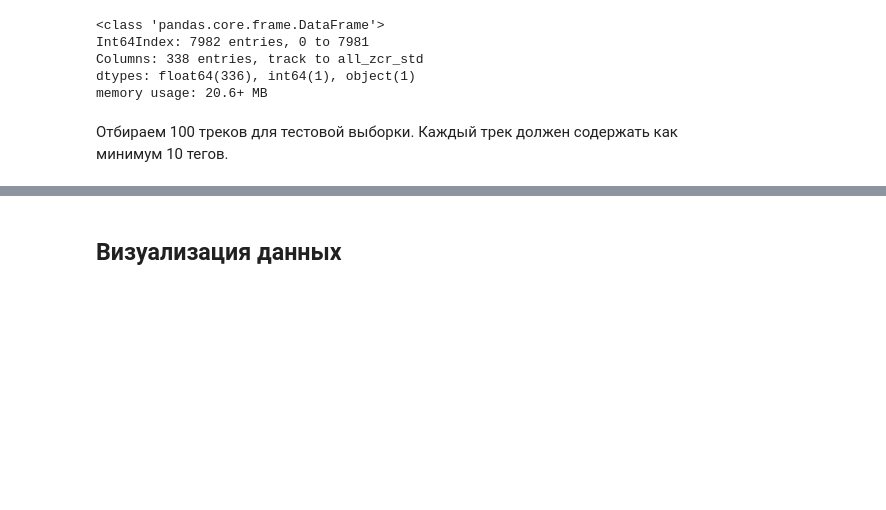
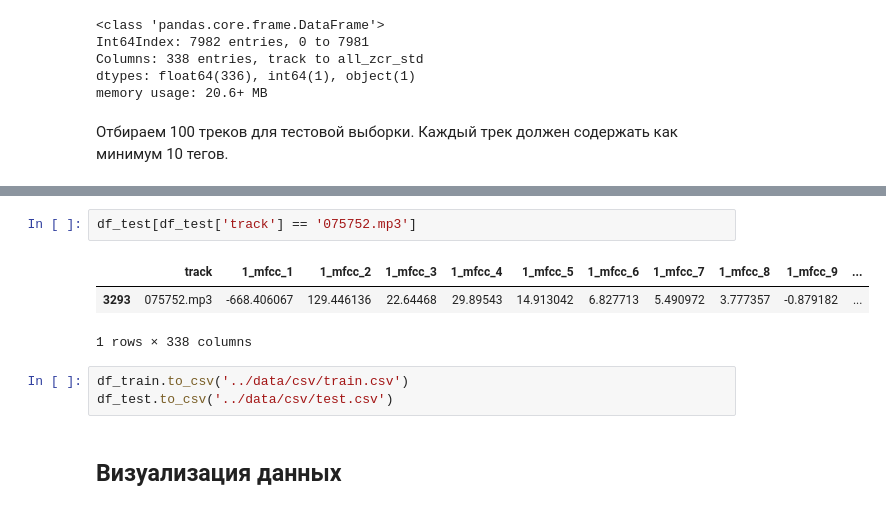
Before and after one commit to obi-1-konobe/music_similarity, a Jupyter notebook: notebooks/Baseline.ipynb, the cells around one changed output, grey strips where cells are left out. Saved outputs shown, nothing was run; the diff lists cells and outputs as text; blank space fills up the shorter version.

```diff
--- a/notebooks/Baseline.ipynb
+++ b/notebooks/Baseline.ipynb
@@ -86,3 +88,12 @@ df_train
+# %%
+df_test[df_test['track'] == '075752.mp3']
+# %% [output]
+|  | track | 1_mfcc_1 | 1_mfcc_2 | 1_mfcc_3 | 1_mfcc_4 | 1_mfcc_5 | 1_mfcc_6 | 1_mfcc_7 | 1_mfcc_8 | 1_mfcc_9 | ... |
+| 3293 | 075752.mp3 | -668.406067 | 129.446136 | 22.64468 | 29.89543 | 14.913042 | 6.827713 | 5.490972 | 3.777357 | -0.879182 | ... |
+1 rows × 338 columns
+# %%
+df_train.to_csv('../data/csv/train.csv')
+df_test.to_csv('../data/csv/test.csv')
 # %% [markdown]
 ## Визуализация данных
 # %%
```
Also changed, not shown: parts of 11 cells of this notebook, 5 other files.
